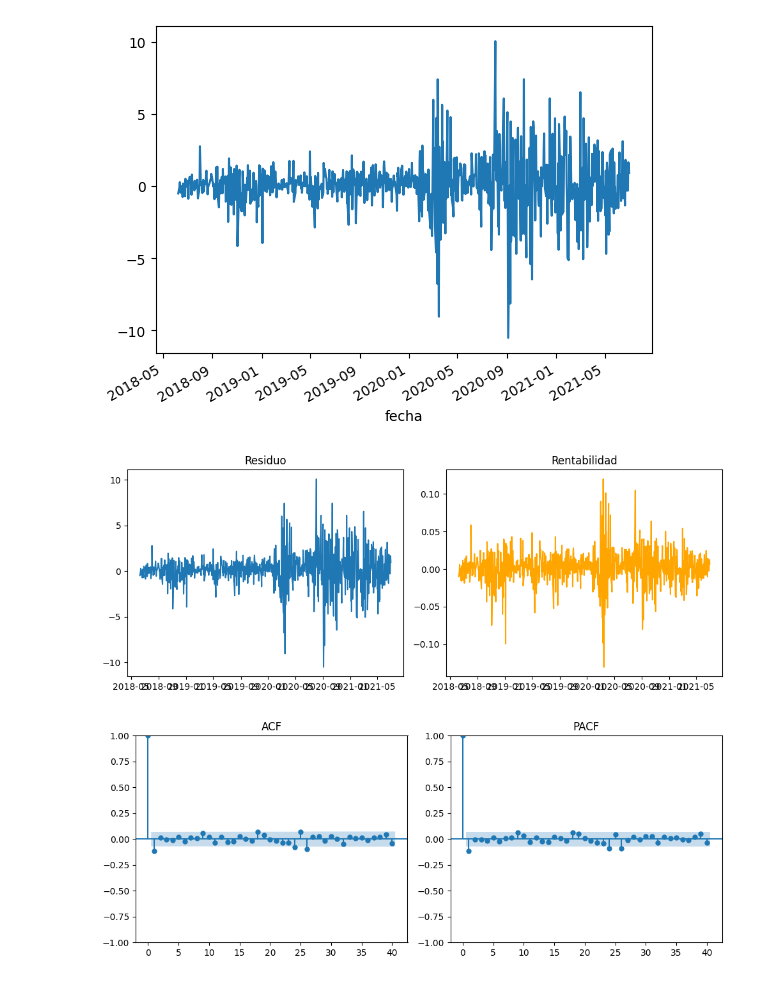
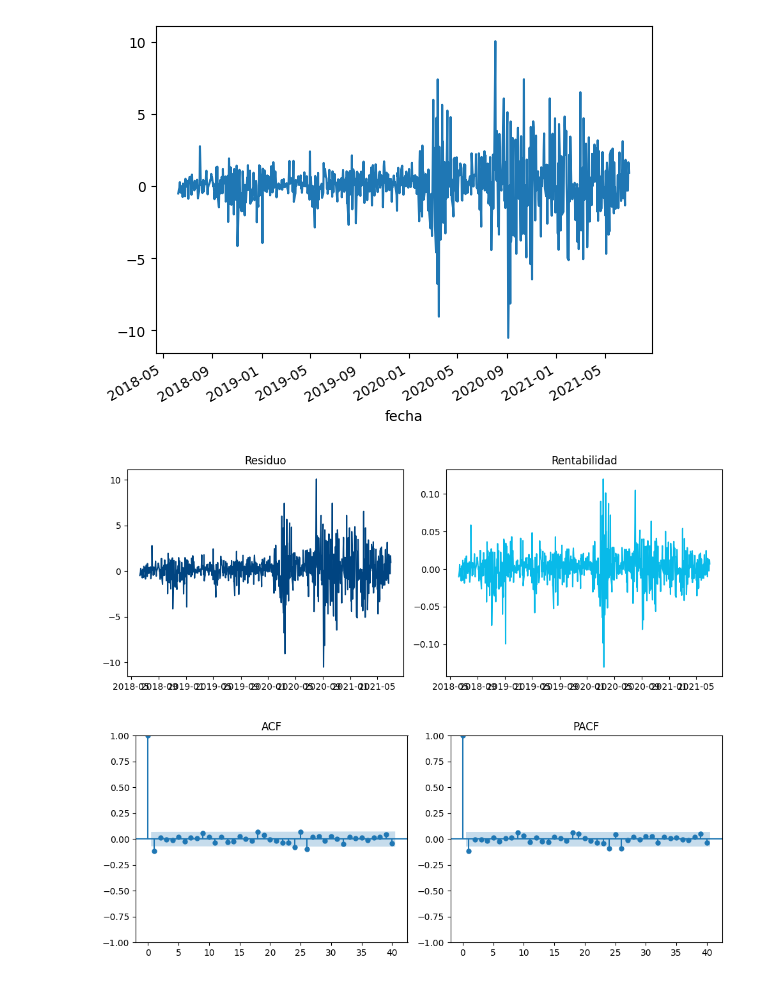
Before and after one commit to LanderAgirre/Reto_09_Azul_Oscuro, a Jupyter notebook: 4.Data_Science.ipynb, the cells around one changed output. Cells and saved outputs as stored; diff of their text form; code cells hidden in the pictures.

```diff
--- a/4.Data_Science.ipynb
+++ b/4.Data_Science.ipynb
@@ -116,20 +116,20 @@ datos_cartera['residuo_AAPL'].plot()
 # %%
 datos_cartera['rent_apple'] = datos_cartera['AAPL'].pct_change()
 import matplotlib.pyplot as plt
 import numpy as np
 
 fig, axes = plt.subplots(1, 2, figsize=(10, 4))
 
-axes[0].plot(datos_cartera['residuo_AAPL'])
+axes[0].plot(datos_cartera['residuo_AAPL'], color='#004481')
 axes[0].set_title("Residuo")
 
-axes[1].plot(datos_cartera['rent_apple'], color='orange')
+axes[1].plot(datos_cartera['rent_apple'], color='#08BAE9')
 axes[1].set_title("Rentabilidad")
 
 plt.tight_layout()
 plt.show()
 # %% [output]
-[figure, old version]
+[figure, new version]
 # %%
 import matplotlib.pyplot as plt
 from statsmodels.graphics.tsaplots import plot_acf, plot_pacf
```
Also changed, not shown: parts of 2 cells of this notebook.
